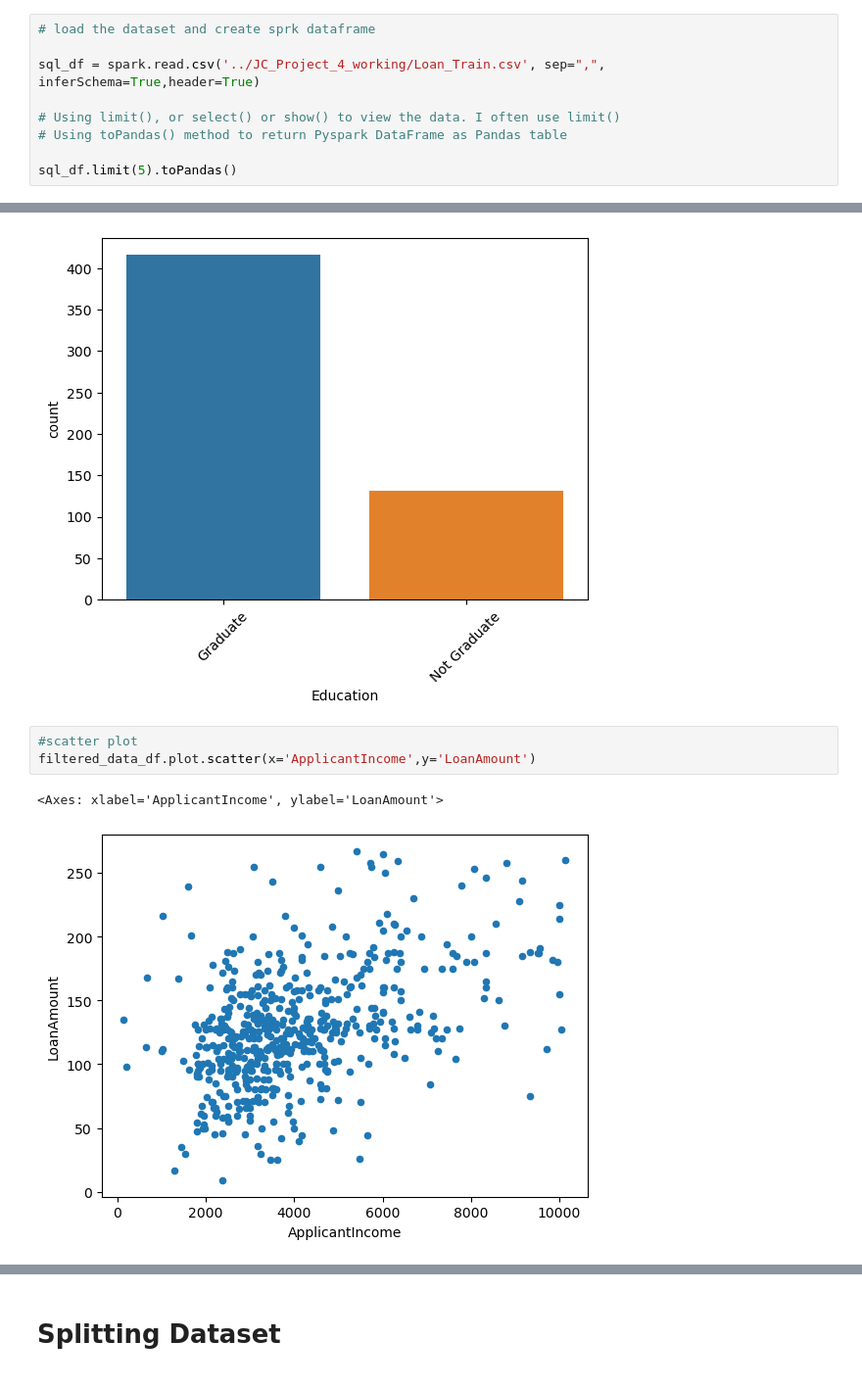
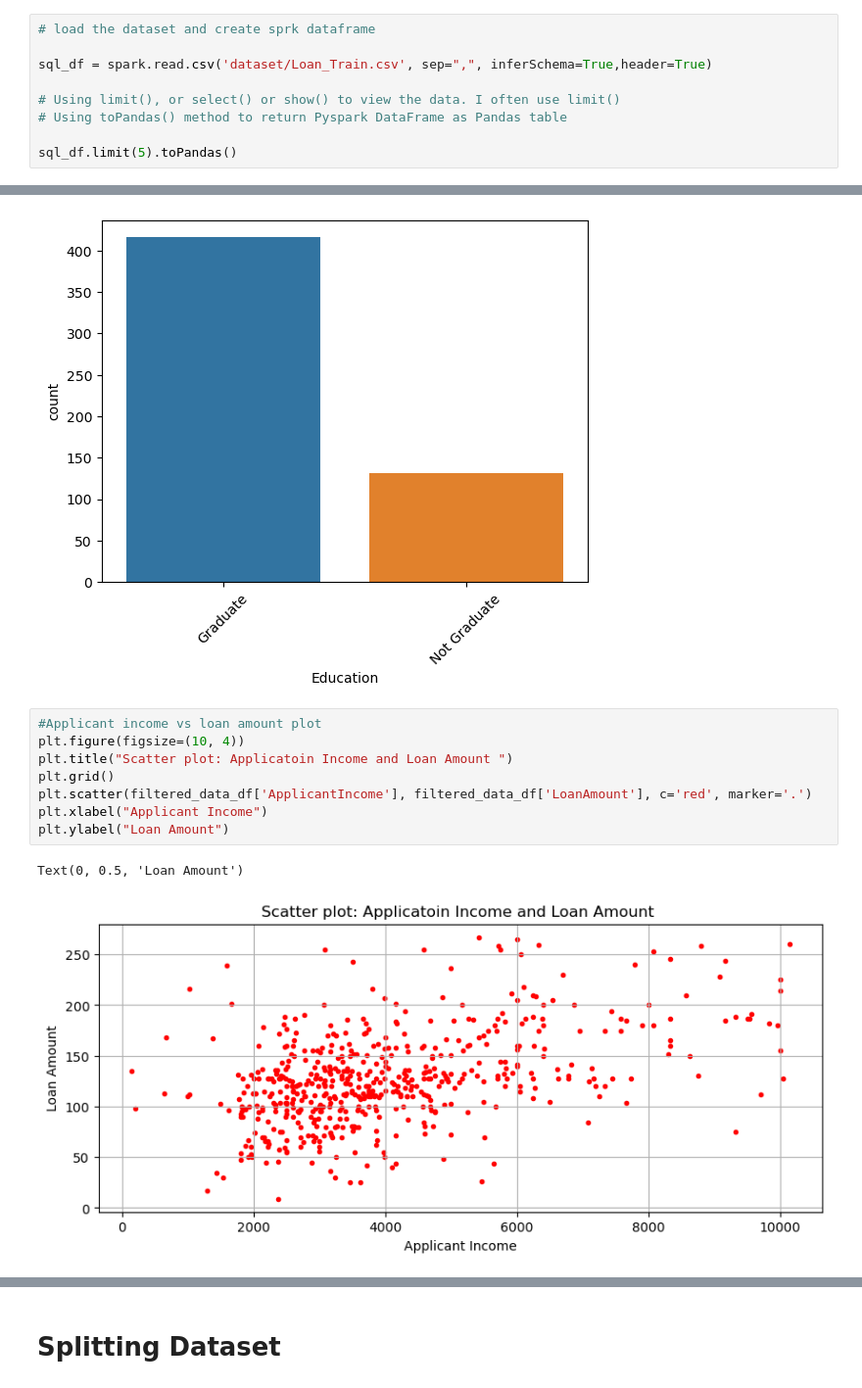
Before and after one commit to johncuevas51/Project_4_Group7, a Jupyter notebook: Loan_JC_prediction_spark.ipynb, the cells around one changed output, grey strips where cells are left out. Shown at 98% size. Drawn from its saved outputs; the diff is of its cells as text.

Commit message:
commit changes. new visuals and also filtered df.

```diff
--- a/Loan_JC_prediction_spark.ipynb
+++ b/Loan_JC_prediction_spark.ipynb
@@ -30,7 +24,7 @@ To adjust logging level use sc.setLogLevel(newLevel). For SparkR, use setLogLeve
 # %%
 # load the dataset and create sprk dataframe
 
-sql_df = spark.read.csv('../JC_Project_4_working/Loan_Train.csv', sep=",", inferSchema=True,header=True)
+sql_df = spark.read.csv('dataset/Loan_Train.csv', sep=",", inferSchema=True,header=True)
 
 # Using limit(), or select() or show() to view the data. I often use limit()
 # Using toPandas() method to return Pyspark DataFrame as Pandas table
@@ -371,8 +364,13 @@ Not Graduate    131
 Name: Education, dtype: int64
 [figure]
 # %%
-#scatter plot
-filtered_data_df.plot.scatter(x='ApplicantIncome',y='LoanAmount')
+#Applicant income vs loan amount plot
+plt.figure(figsize=(10, 4))
+plt.title("Scatter plot: Applicatoin Income and Loan Amount ")
+plt.grid()
+plt.scatter(filtered_data_df['ApplicantIncome'], filtered_data_df['LoanAmount'], c='red', marker='.')
+plt.xlabel("Applicant Income")
+plt.ylabel("Loan Amount")
 # %% [output]
-<Axes: xlabel='ApplicantIncome', ylabel='LoanAmount'>
+Text(0, 0.5, 'Loan Amount')
-[figure, old version]
+[figure, new version]
```
Also changed, not shown: parts of 17 cells of this notebook.
